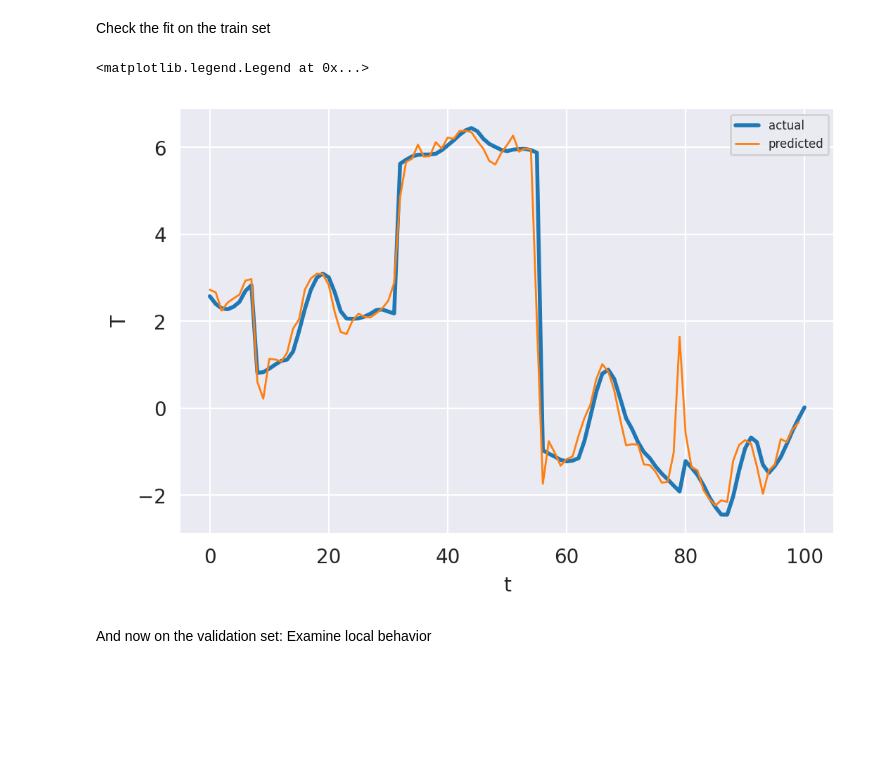
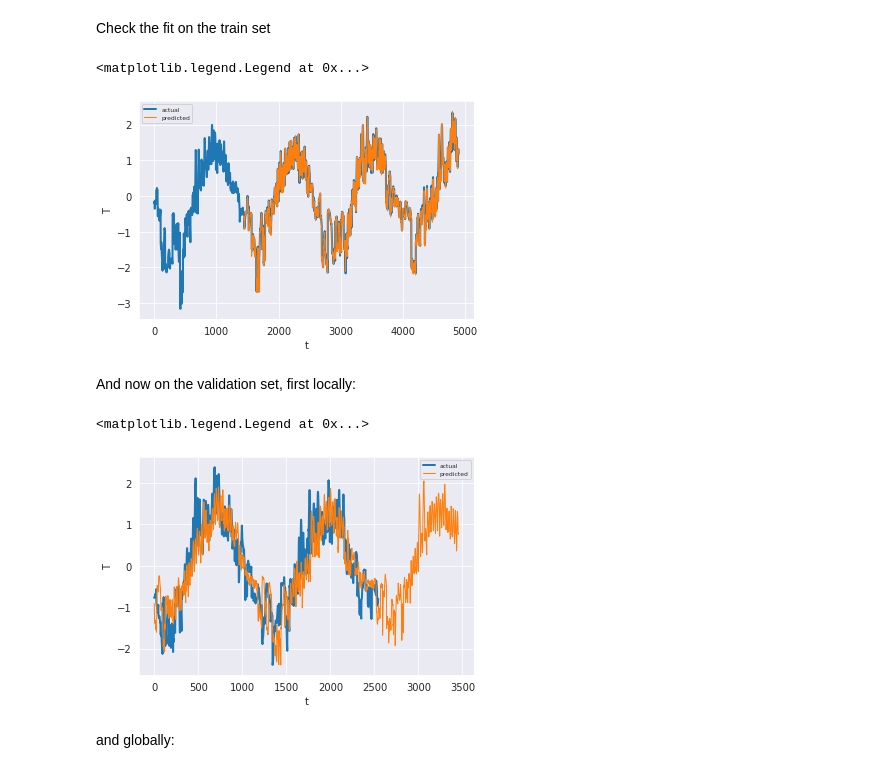
Before and after one commit to LarsKue/TSA-RNN-final-project, a Jupyter notebook: lstm.ipynb, the cells around one changed output. Drawn from its saved outputs; the diff is of its cells as text; code cells hidden in the pictures; blank space fills up the shorter version.

```diff
--- a/lstm.ipynb
+++ b/lstm.ipynb
@@ -286,7 +311,7 @@ def train(hparams, metrics, max_epochs=16, gpus=-1):
 def tune_hparams(config, metrics, num_samples=10, max_epochs=16, gpus_per_trial=1):
     scheduler = tune.schedulers.AsyncHyperBandScheduler(
         max_t=max_epochs,
-        grace_period=4,
+        grace_period=2,
         reduction_factor=2,
     )
 
@@ -307,6 +332,7 @@ def tune_hparams(config, metrics, num_samples=10, max_epochs=16, gpus_per_trial=
         scheduler=scheduler,
         progress_reporter=reporter,
         name="tune_asha",
+        local_dir="ray_results",
     )
 
     return analysis
@@ -319,12 +345,14 @@ metrics = dict(
 
 config = hparams.copy()
 config["optimizer"] = tune.choice(["adam", "rmsprop"])
-config["hidden_size"] = tune.choice([32, 64, 128, 256])
-config["num_layers"] = tune.choice([1, 2, 4, 8])
-config["sequence_length"] = tune.choice([24, 4 * 24, 12 * 24])
+config["hidden_size"] = tune.choice([128, 256])
+config["num_layers"] = tune.choice([1, 2, 4])
 config["learning_rate"] = tune.loguniform(1e-4, 1e-2)
-config["batch_size"] = tune.choice([4, 16, 64])
+config["sequence_length"] = tune.choice([12 * 4 * 24 + 24, 15 * 4 * 24, 18 * 4 * 24, 21 * 4 * 24])
+config["prediction_length"] = tune.choice([3 * 4 * 24, 6 * 4 * 24, 9 * 4 * 24, 12 * 4 * 24 - 24])
+config["batch_size"] = tune.choice([4, 8, 16, 32, 64])
 config["dropout"] = tune.uniform(0, 0.5)
 # %%
 analysis = tune_hparams(config, metrics)
+hparams = analysis.best_config
 # %% [output]
@@ -524,9 +536,9 @@ Best hyperparameters found were: {'input_size': 3, 'hidden_size': 64, 'num_layer
 # %%
 # use the best hyperparameters
-model = LSTM(train_data, val_data, **analysis.best_config)
+model = LSTM(train_data, val_data, **hparams)
 
 trainer = lightning.Trainer(
-    max_epochs=32,
+    max_epochs=64,
     gpus=-1,
 )
 
@@ -569,18 +580,36 @@ LOCAL_RANK: 0 - CUDA_VISIBLE_DEVICES: [0]
 # %% [markdown]
 Check the fit on the train set
+# %%
+steps = 4
+
+x = model.train_data.time_series[None, 1000:1000 + model.hparams.sequence_length + steps * model.hparams.prediction_length]
+
+xhat = x[:, :-4 * model.hparams.prediction_length]
+yhat = model.predict(xhat, steps=steps)
+yhat = yhat.detach().cpu().numpy()
+
+plt.plot(np.arange(x.shape[1]), x[0, :, 0], lw=2, label="actual")
+plt.plot(np.arange(xhat.shape[1], xhat.shape[1] + yhat.shape[1]), yhat[0, :, 0], lw=1, label="predicted")
+plt.xlabel("t")
+plt.ylabel("T")
+plt.legend()
+# %% [output]
+<matplotlib.legend.Legend at 0x...>
+[figure, added]
+# %% [markdown]
+And now on the validation set, first locally:
 # %%
-x = model.train_data.time_series[None, 1000:1000 + 101]
-y = model.forward(x[:, :-1]).detach().cpu().numpy()
+steps = 4
+yhat = model.forecast(steps)
 
-plt.plot(x[0, :, 0], lw=2, label="actual")
-plt.plot(y[0, :, 0], lw=1, label="predicted")
+plt.plot(val_data[:len(yhat), 0], lw=2, label="actual")
+plt.plot(yhat[:, 0], lw=1, label="predicted")
 plt.xlabel("t")
 plt.ylabel("T")
 plt.legend()
 # %% [output]
 <matplotlib.legend.Legend at 0x...>
-[figure, old version]
+[figure, new version]
-# %% [markdown]
-And now on the validation set:
-Examine local behavior
+# %% [markdown]
+and globally:
 # %%
```
Also changed, not shown: parts of 13 cells of this notebook.
